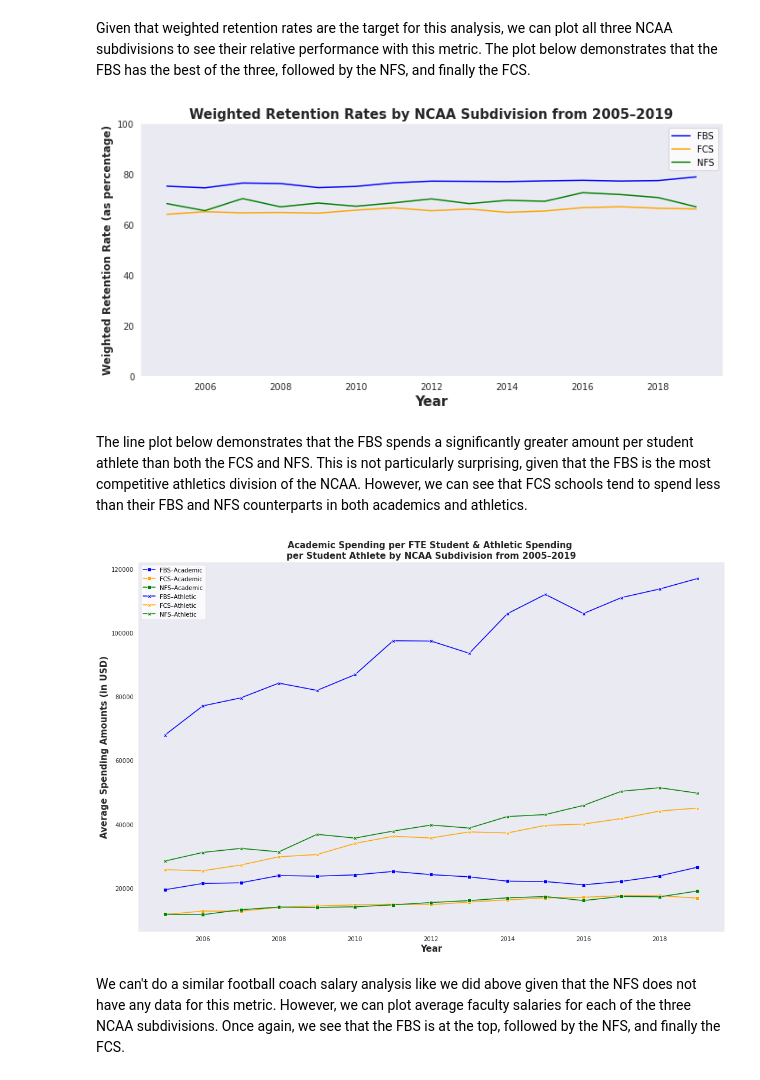
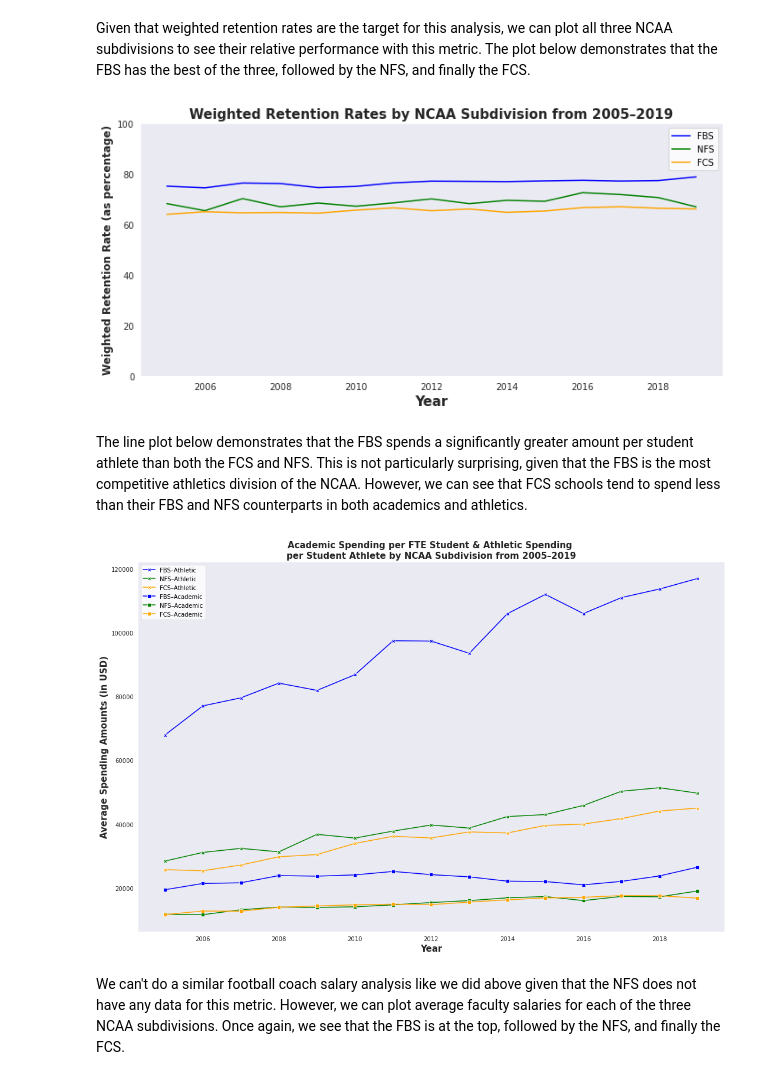
Before and after one commit to Shoemaker703/college_retention, a Jupyter notebook: Summary Notebook.ipynb, the cells around one changed output. Drawn from its saved outputs; the diff is of its cells as text; code cells hidden in the pictures.

```diff
--- a/Summary Notebook.ipynb
+++ b/Summary Notebook.ipynb
@@ -437,37 +476,38 @@ Given that weighted retention rates are the target for this analysis, we can plo
 with sns.axes_style('dark'):
     fig, ax = plt.subplots(figsize=(10,5))
 sns.lineplot(y = fbs_trends['Weighted Retention Rate'], x = fbs_trends.index, color='blue')
+sns.lineplot(y = nfs_trends['Weighted Retention Rate'], x = nfs_trends.index, color='green')
 sns.lineplot(y = fcs_trends['Weighted Retention Rate'], x = fcs_trends.index, color='orange')
-sns.lineplot(y = nfs_trends['Weighted Retention Rate'], x = nfs_trends.index, color='green')
 ax.set_title('Weighted Retention Rates by NCAA Subdivision from 2005–2019', fontsize=15,fontweight='bold')
 ax.set_xlabel('Year', fontsize=15,fontweight='bold')
 ax.set_ylabel('Weighted Retention Rate (as percentage)', fontsize=12,fontweight='bold')
 ax.set_ylim(bottom=0,top=100)
-ax.legend(labels = ['FBS', 'FCS', 'NFS'])
+ax.legend(labels = ['FBS', 'NFS', 'FCS'])
 plt.tight_layout()
 plt.savefig('Images/retention_rates_ncaa.png');
 # %% [output]
-[figure, old version]
+[figure, new version]
 # %% [markdown]
 The line plot below demonstrates that the FBS spends a significantly greater amount per student athlete than both the FCS and NFS. This is not particularly surprising, given that the FBS is the most competitive athletics division of the NCAA. However, we can see that FCS schools tend to spend less than their FBS and NFS counterparts in both academics and athletics.
 # %%
 # Looking academic spending per FTE student vs. athletic spending per student athlete.
 with sns.axes_style('dark'):
     fig, ax = plt.subplots(figsize=(15,10))
+
+sns.lineplot(y = fbs_trends['Athletic Spending per Student Athlete'], x = fbs_trends.index, color='blue', marker = 'X')
+sns.lineplot(y = nfs_trends['Athletic Spending per Student Athlete'], x = nfs_trends.index, color='green', marker = 'X')
+sns.lineplot(y = fcs_trends['Athletic Spending per Student Athlete'], x = fcs_trends.index, color='orange', marker = 'X')
 sns.lineplot(y = fbs_trends['Academic Spending per FTE Student'], x = fbs_trends.index, color='blue', marker = 's')
+sns.lineplot(y = nfs_trends['Academic Spending per FTE Student'], x = nfs_trends.index, color='green', marker = 's')
 sns.lineplot(y = fcs_trends['Academic Spending per FTE Student'], x = fcs_trends.index, color='orange', marker = 's')
-sns.lineplot(y = nfs_trends['Academic Spending per FTE Student'], x = nfs_trends.index, color='green', marker = 's')
-sns.lineplot(y = fbs_trends['Athletic Spending per Student Athlete'], x = fbs_trends.index, color='blue', marker = 'X')
-sns.lineplot(y = fcs_trends['Athletic Spending per Student Athlete'], x = fcs_trends.index, color='orange', marker = 'X')
-sns.lineplot(y = nfs_trends['Athletic Spending per Student Athlete'], x = nfs_trends.index, color='green', marker = 'X')
 ax.set_title('Academic Spending per FTE Student & Athletic Spending \nper Student Athlete by NCAA Subdivision from 2005–2019', fontsize=15,fontweight='bold')
 ax.set_xlabel('Year', fontsize=15,fontweight='bold')
 ax.set_ylabel('Average Spending Amounts (in USD)', fontsize=15,fontweight='bold')
-ax.legend(labels = ['FBS–Academic', 'FCS–Academic', 'NFS–Academic','FBS–Athletic', 'FCS–Athletic', 'NFS–Athletic'])
+ax.legend(labels = ['FBS–Athletic', 'NFS–Athletic', 'FCS–Athletic', 'FBS–Academic', 'NFS–Academic', 'FCS–Academic'])
 plt.tight_layout()
 plt.savefig('Images/academic_athletic_spending_ncaa.png');
 # %% [output]
-[figure, old version]
+[figure, new version]
 # %% [markdown]
 We can't do a similar football coach salary analysis like we did above given that the NFS does not have any data for this metric. However, we can plot average faculty salaries for each of the three NCAA subdivisions. Once again, we see that the FBS is at the top, followed by the NFS, and finally the FCS.
 # %%
```
Also changed, not shown: parts of 58 cells of this notebook, 11 other files.
